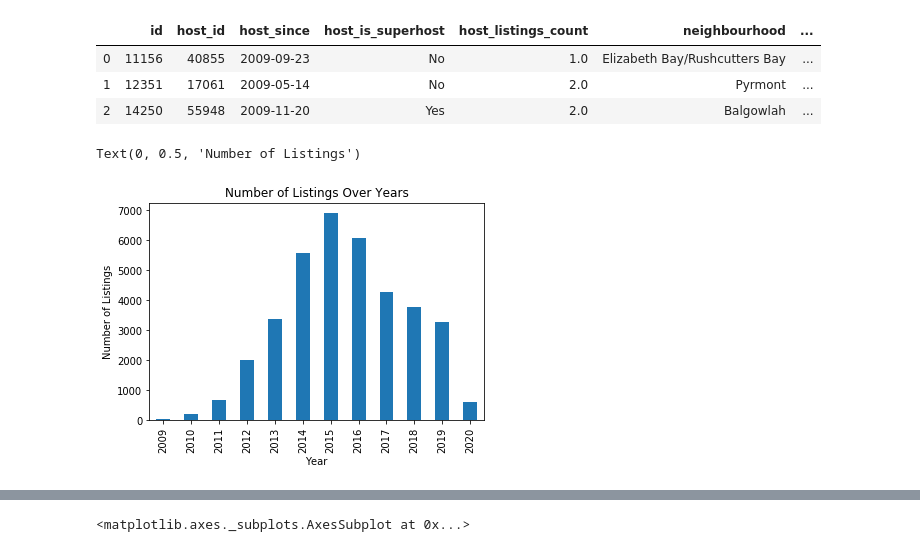
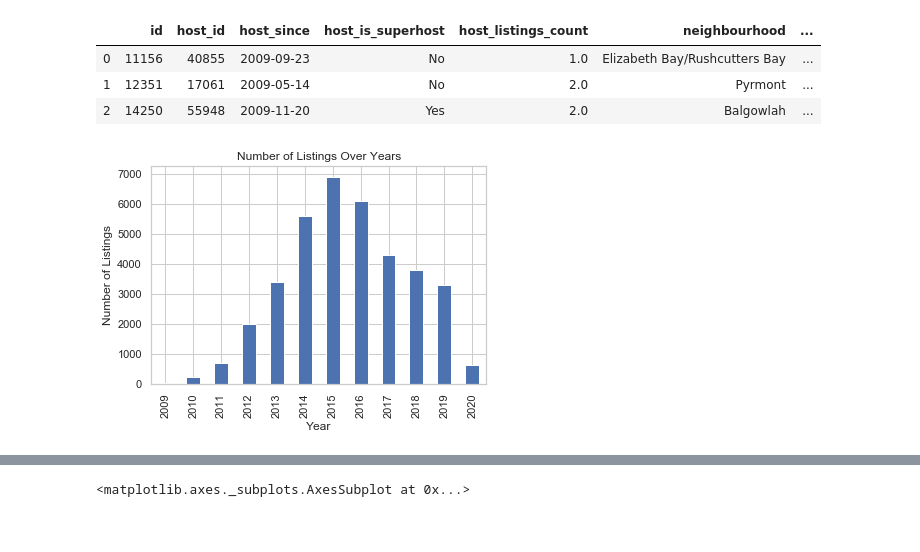
Before and after one commit to khwajajalal/Capstone2, a Jupyter notebook: Listings.ipynb, the cells around one changed output, grey strips where cells are left out. Saved outputs shown, nothing was run; the diff lists cells and outputs as text; code cells hidden in the pictures.

```diff
--- a/Listings.ipynb
+++ b/Listings.ipynb
@@ -5,6 +5,7 @@ import matplotlib.pyplot as plt
 import seaborn as sns
 pd.set_option('display.max_columns',200)
 pd.set_option('display.max_rows',100)
+sns.set(rc={'figure.figsize': (20,3)})
 %matplotlib inline
 columns=['id', 'host_id', 'host_since', 'host_is_superhost',  'host_listings_count', 'neighbourhood', 'neighbourhood_cleansed', 'city', 'zipcode',
          'latitude', 'longitude','property_type','room_type', 'accommodates', 'price', 'minimum_nights', 'maximum_nights', 'availability_365', 'number_of_reviews',
@@ -28,13 +29,13 @@ listings.head(3)
 # %%
 # listings.year.value_counts(ascending=True)
 listings.year.value_counts(ascending=True).sort_index().plot(kind='bar')
 plt.title('Number of Listings Over Years')
 plt.xlabel('Year')
 plt.ylabel('Number of Listings')
 # listings.year.dtypes
+sns.set(style="whitegrid")
 # %% [output]
-Text(0, 0.5, 'Number of Listings')
-[figure, old version]
+[figure, new version]
 # %%
 # listings.host_since.bfill(axis='rows',inplace=True)
 listings.year.value_counts(ascending=True).sort_index().cumsum().plot(kind='bar')
```
Also changed, not shown: parts of 21 cells of this notebook, 1 other file.
